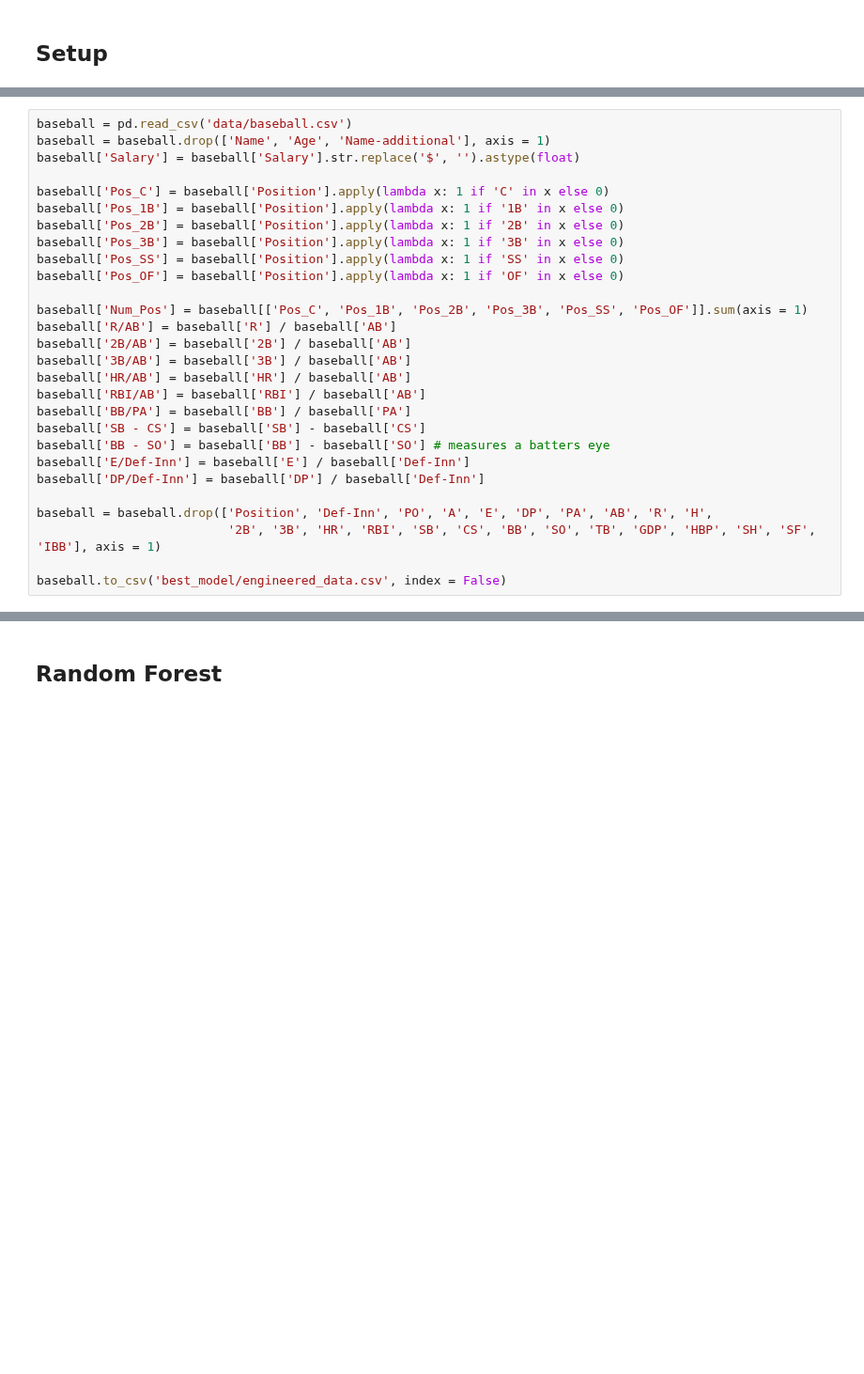
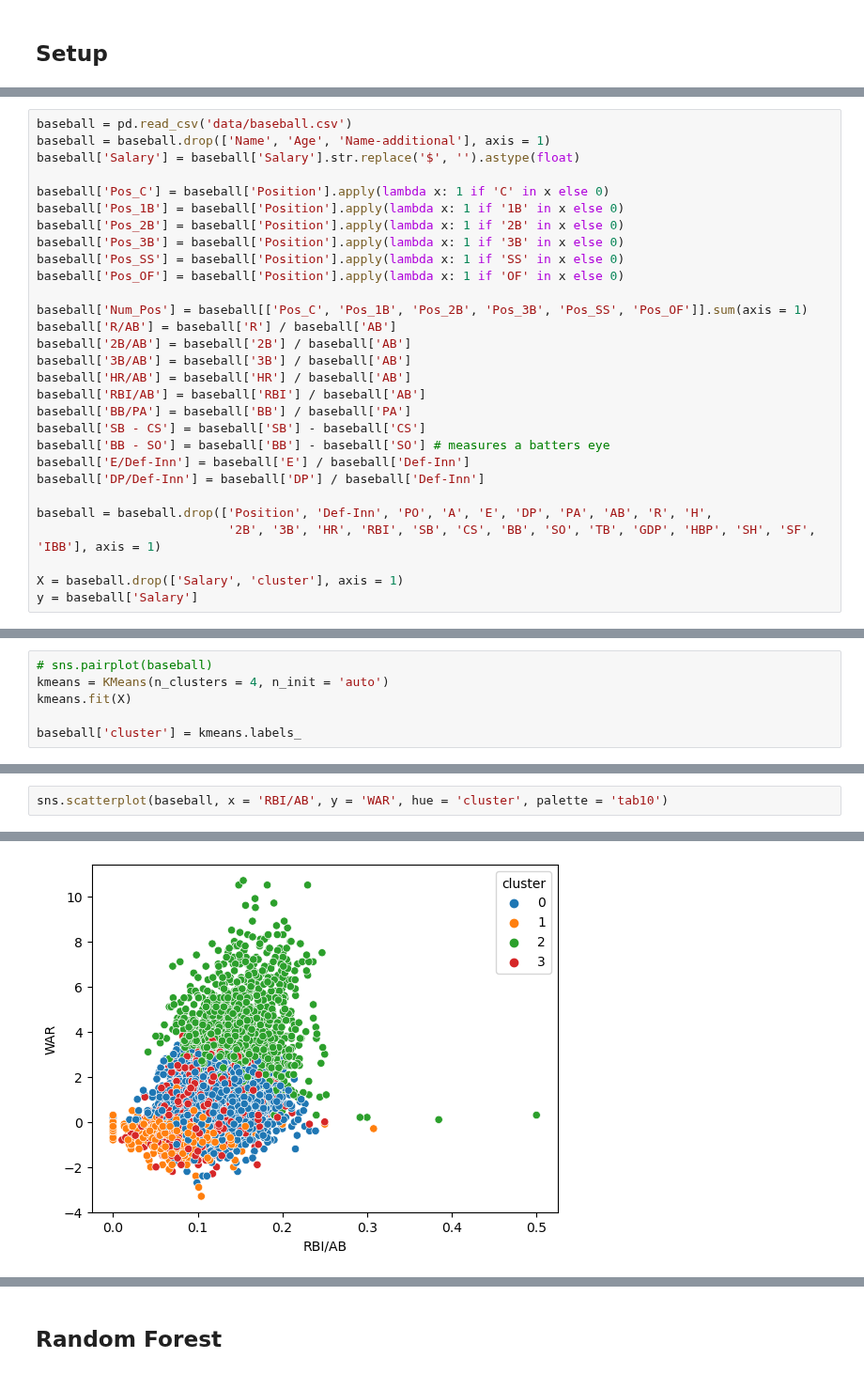
Before and after one commit to acooney613/baseball_salaries, a Jupyter notebook: models_and_pca.ipynb, the cells around one changed output, grey strips where cells are left out. Shown at 94% size. Drawn from its saved outputs; the diff is of its cells as text; blank space fills up the shorter version.

```diff
--- a/models_and_pca.ipynb
+++ b/models_and_pca.ipynb
@@ -39,4 +42,5 @@ baseball['DP/Def-Inn'] = baseball['DP'] / baseball['Def-Inn']
 baseball = baseball.drop(['Position', 'Def-Inn', 'PO', 'A', 'E', 'DP', 'PA', 'AB', 'R', 'H',
                           '2B', '3B', 'HR', 'RBI', 'SB', 'CS', 'BB', 'SO', 'TB', 'GDP', 'HBP', 'SH', 'SF', 'IBB'], axis = 1)
 
-baseball.to_csv('best_model/engineered_data.csv', index = False)
+X = baseball.drop(['Salary', 'cluster'], axis = 1)
+y = baseball['Salary']
@@ -42,0 +83,6 @@ baseball.to_csv('best_model/engineered_data.csv', index = False)
+# %%
+# sns.pairplot(baseball)
+kmeans = KMeans(n_clusters = 4, n_init = 'auto')
+kmeans.fit(X)
+
+baseball['cluster'] = kmeans.labels_
@@ -42,0 +110,3 @@ baseball.to_csv('best_model/engineered_data.csv', index = False)
+# %%
+sns.scatterplot(baseball, x = 'RBI/AB', y = 'WAR', hue = 'cluster', palette = 'tab10')
+# %% [output]
@@ -42,0 +114 @@ baseball.to_csv('best_model/engineered_data.csv', index = False)
+[figure, added]
```
Also changed, not shown: parts of 14 cells of this notebook, 4 other files.
